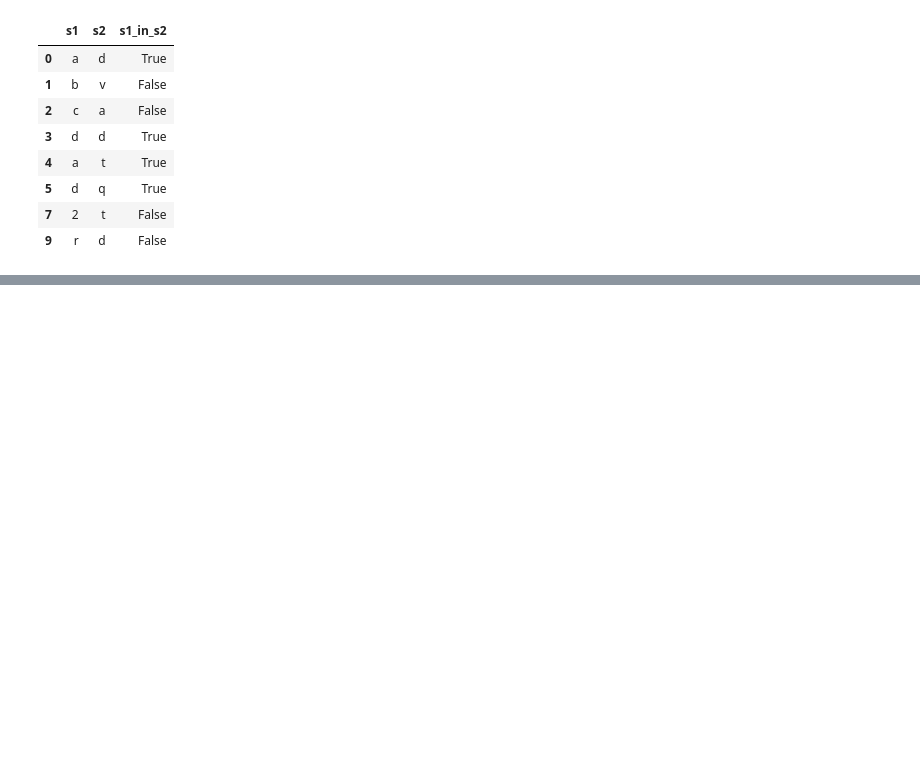
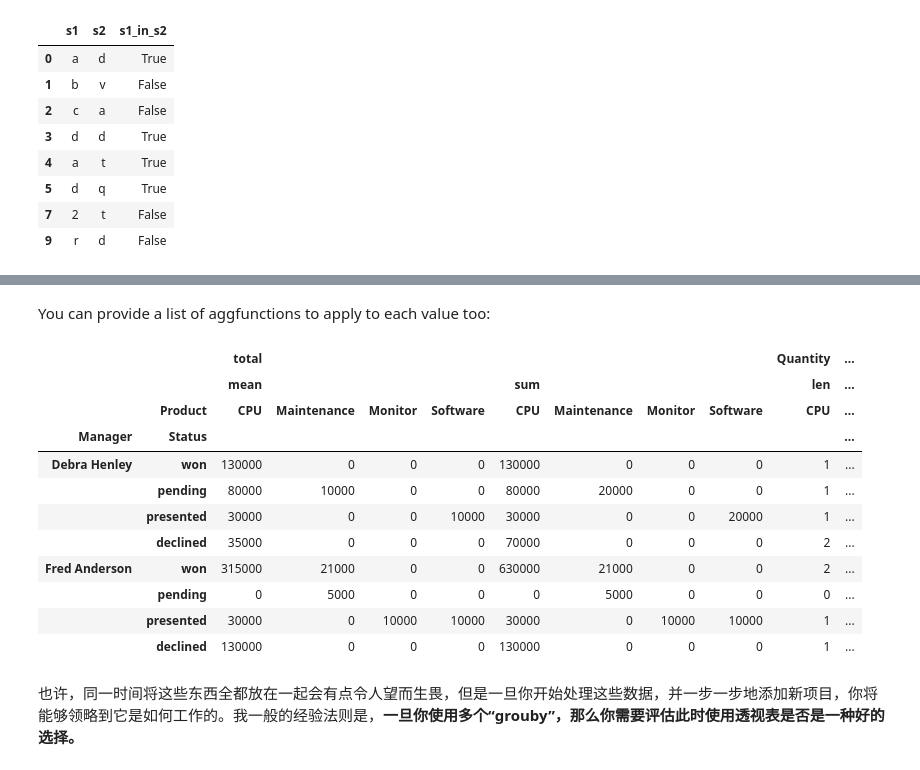
Before and after one commit to WenWeiKun-byte/PyData-Cookbook, a Jupyter notebook: Data Cleaning & Data Munging 03.ipynb, the cells around one changed output, grey strips where cells are left out. Saved outputs shown, nothing was run; the diff lists cells and outputs as text; code cells hidden in the pictures; blank space fills up the shorter version.

Commit message:
Pandas Pivot Table

```diff
--- a/Data Cleaning & Data Munging 03.ipynb
+++ b/Data Cleaning & Data Munging 03.ipynb
@@ -153,0 +200,3 @@ df[~df.s1.isin(list('test'))]
+# %%
+df = pd.read_excel("data/sales-funnel.xlsx")
+df.head()
@@ -153,0 +214,3 @@ df[~df.s1.isin(list('test'))]
+# %%
+df["Status"] = df["Status"].astype("category")
+df["Status"].cat.set_categories(["won","pending","presented","declined"],inplace=True)
@@ -153,0 +327,2 @@ df[~df.s1.isin(list('test'))]
+# %%
+df['total'] = df['Quantity'] * df['Price']
@@ -153,0 +459,21 @@ df[~df.s1.isin(list('test'))]
+# %% [markdown]
+You can provide a list of aggfunctions to apply to each value too:
+# %%
+table = pd.pivot_table(df,index=["Manager","Status"],columns=["Product"],values=["Quantity","total"],
+               aggfunc={"Quantity":len,"total":[np.sum,np.mean]},fill_value=0)
+table
+# %% [output]
+|  |  | total |  |  |  |  |  |  |  | Quantity | ... |
+|  |  | mean |  |  |  | sum |  |  |  | len | ... |
+|  | Product | CPU | Maintenance | Monitor | Software | CPU | Maintenance | Monitor | Software | CPU | ... |
+| Manager | Status |  |  |  |  |  |  |  |  |  | ... |
+| Debra Henley | won | 130000 | 0 | 0 | 0 | 130000 | 0 | 0 | 0 | 1 | ... |
+|  | pending | 80000 | 10000 | 0 | 0 | 80000 | 20000 | 0 | 0 | 1 | ... |
+|  | presented | 30000 | 0 | 0 | 10000 | 30000 | 0 | 0 | 20000 | 1 | ... |
+|  | declined | 35000 | 0 | 0 | 0 | 70000 | 0 | 0 | 0 | 2 | ... |
+| Fred Anderson | won | 315000 | 21000 | 0 | 0 | 630000 | 21000 | 0 | 0 | 2 | ... |
+|  | pending | 0 | 5000 | 0 | 0 | 0 | 5000 | 0 | 0 | 0 | ... |
+|  | presented | 30000 | 0 | 10000 | 10000 | 30000 | 0 | 10000 | 10000 | 1 | ... |
+|  | declined | 130000 | 0 | 0 | 0 | 130000 | 0 | 0 | 0 | 1 | ... |
+# %% [markdown]
+也许，同一时间将这些东西全都放在一起会有点令人望而生畏，但是一旦你开始处理这些数据，并一步一步地添加新项目，你将能够领略到它是如何工作的。我一般的经验法则是，**一旦你使用多个“grouby”，那么你需要评估此时使用透视表是否是一种好的选择。**
```
Also changed, not shown: parts of 57 cells of this notebook, 4 other files.
